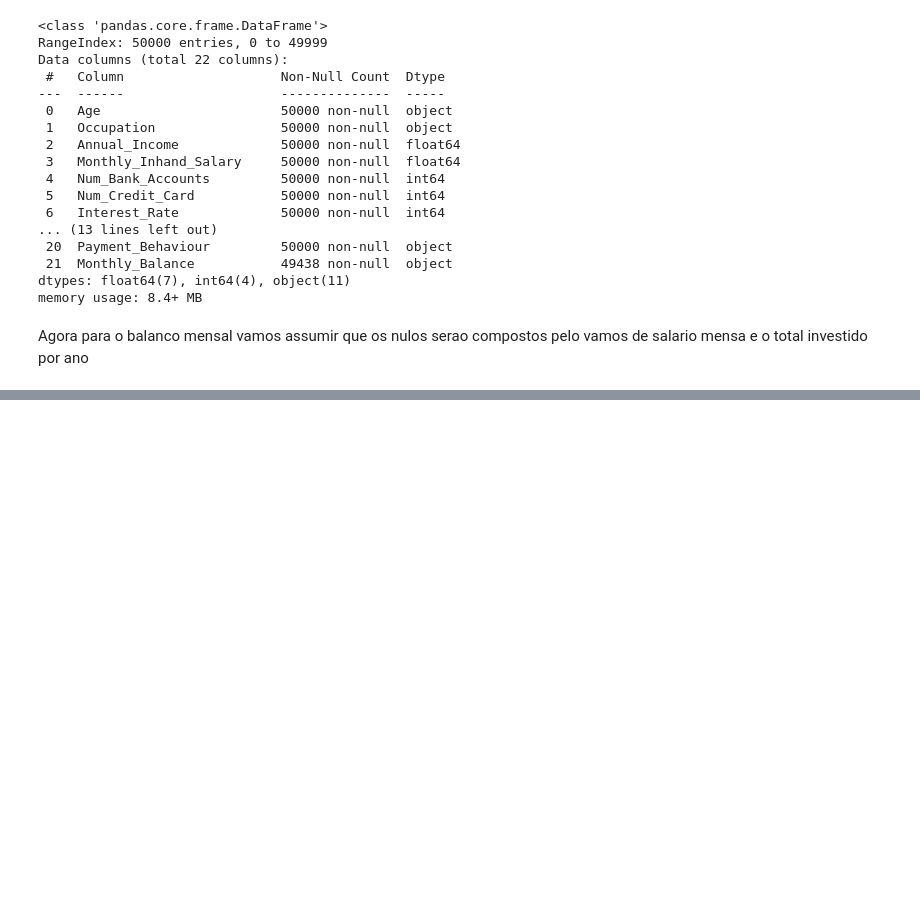
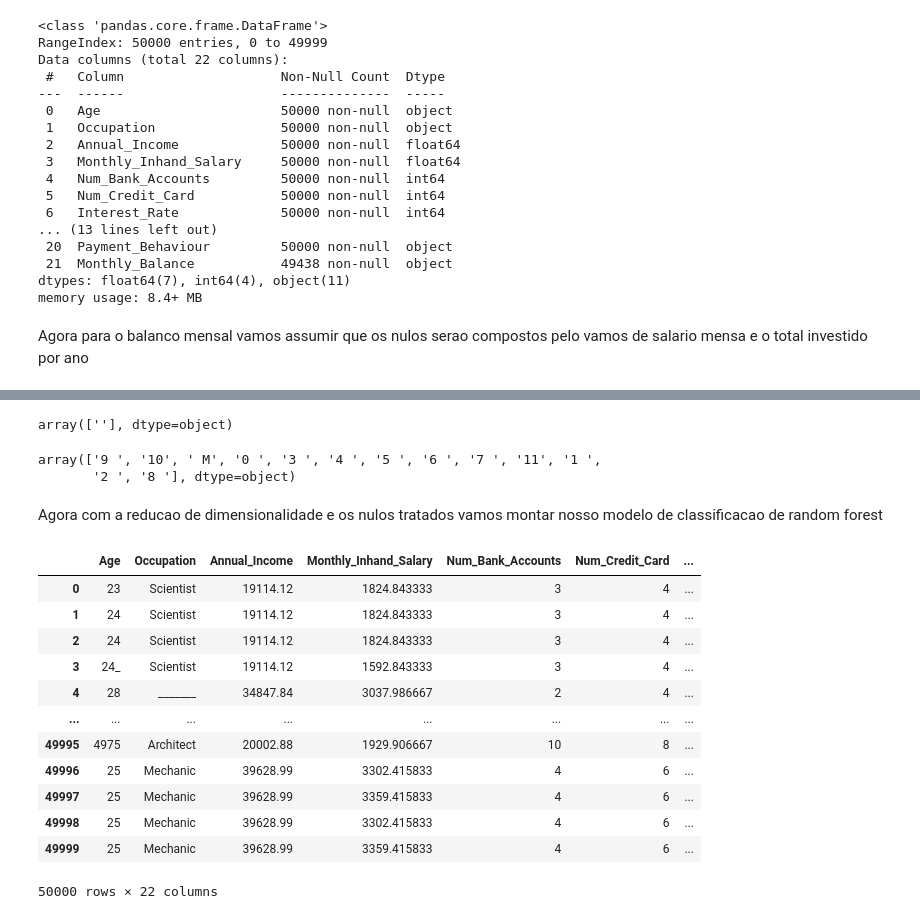
Before and after one commit to RodrigodeFeo/8DTS, a Jupyter notebook: Trabalho_Integrado_ML_RM351578.ipynb, the cells around one changed output, grey strips where cells are left out. Drawn from its saved outputs; the diff is of its cells as text; code cells hidden in the pictures; blank space fills up the shorter version.

```diff
--- a/Trabalho_Integrado_ML_RM351578.ipynb
+++ b/Trabalho_Integrado_ML_RM351578.ipynb
@@ -392,0 +508,38 @@ memory usage: 8.8+ MB
+# %%
+df_cliente_score_rev_n_d.Month_Credit_History_Age.unique()
+# %% [output]
+array([''], dtype=object)
+# %%
+#Para a variavel Historico de credito vamos gerar duas colunas onde teremos o numero de anos e meses
+df_cliente_score_rev_n_d['Year_Credit_History_Age'] = df_cliente_score_rev_n_d['Credit_History_Age'].str.slice(0, 2)
+df_cliente_score_rev_n_d['Year_Credit_History_Age'] = df_cliente_score_rev_n_d['Year_Credit_History_Age'].astype(int)
+
+df_cliente_score_rev_n_d['Month_Credit_History_Age'] = df_cliente_score_rev_n_d['Credit_History_Age'].str.slice(13, 15)
+#df_cliente_score_rev_n_d['Month_Credit_History_Age'] = df_cliente_score_rev_n_d['Month_Credit_History_Age'].astype(int)
+
+df_cliente_score_rev_n_d.Month_Credit_History_Age.unique()
+# %% [output]
+array(['9 ', '10', ' M', '0 ', '3 ', '4 ', '5 ', '6 ', '7 ', '11', '1 ',
+       '2 ', '8 '], dtype=object)
+# %% [markdown]
+Agora com a reducao de dimensionalidade e os nulos tratados vamos montar nosso modelo de classificacao de random forest
+# %%
+# Pré-processamento dos dados
+X = df_cliente_score_rev.drop('Credit_Mix', axis=1)
+y = df_cliente_score_rev['Credit_Mix']
+# %%
+X
+# %% [output]
+|  | Age | Occupation | Annual_Income | Monthly_Inhand_Salary | Num_Bank_Accounts | Num_Credit_Card | ... |
+| 0 | 23 | Scientist | 19114.12 | 1824.843333 | 3 | 4 | ... |
+| 1 | 24 | Scientist | 19114.12 | 1824.843333 | 3 | 4 | ... |
+| 2 | 24 | Scientist | 19114.12 | 1824.843333 | 3 | 4 | ... |
+| 3 | 24_ | Scientist | 19114.12 | 1592.843333 | 3 | 4 | ... |
+| 4 | 28 | _______ | 34847.84 | 3037.986667 | 2 | 4 | ... |
+| ... | ... | ... | ... | ... | ... | ... | ... |
+| 49995 | 4975 | Architect | 20002.88 | 1929.906667 | 10 | 8 | ... |
+| 49996 | 25 | Mechanic | 39628.99 | 3302.415833 | 4 | 6 | ... |
+| 49997 | 25 | Mechanic | 39628.99 | 3359.415833 | 4 | 6 | ... |
+| 49998 | 25 | Mechanic | 39628.99 | 3302.415833 | 4 | 6 | ... |
+| 49999 | 25 | Mechanic | 39628.99 | 3359.415833 | 4 | 6 | ... |
+50000 rows × 22 columns
```
Also changed, not shown: parts of 14 cells of this notebook.
